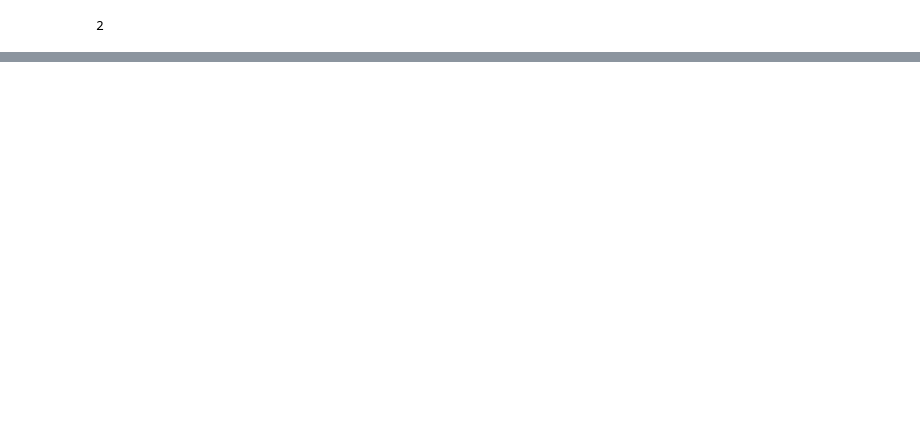
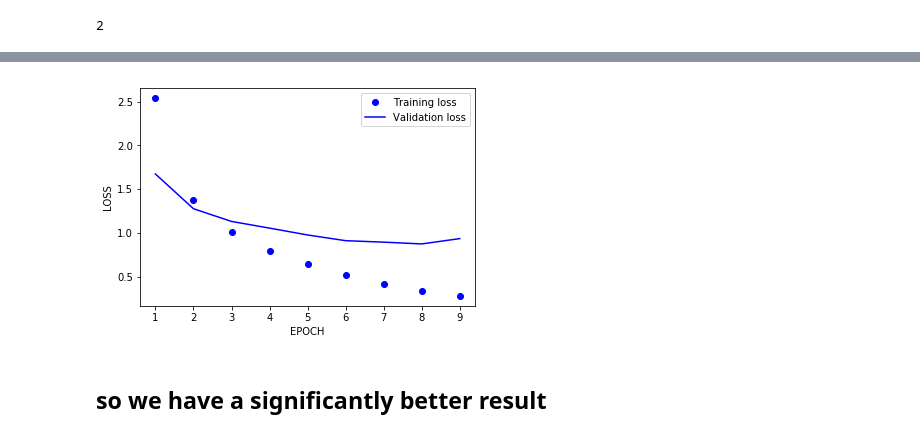
Before and after one commit to AJAkil/Deep-Learning, a Jupyter notebook: Reuters classification.ipynb, the cells around one changed output, grey strips where cells are left out. Saved outputs shown, nothing was run; the diff lists cells and outputs as text; code cells hidden in the pictures; blank space fills up the shorter version.

```diff
--- a/Reuters classification.ipynb
+++ b/Reuters classification.ipynb
@@ -85,0 +148,19 @@ x_train.ndim
+# %%
+from keras import layers
+from keras import models
+
+model = models.Sequential()
+model.add(layers.Dense(64,activation = 'relu',input_shape = (10000,)))
+model.add(layers.Dense(64,activation = 'relu'))
+model.add(layers.Dense(46,activation = 'softmax'))
+
+model.compile(optimizer = 'rmsprop',
+              loss = 'categorical_crossentropy',
+              metrics = ['accuracy']
+)
+
+history = model.fit(partial_x_train,
+                   partial_y_train,
+                   epochs=9,
+                   batch_size=512,
+                   validation_data=(x_val,y_val))
@@ -85,0 +187,19 @@ x_train.ndim
+# %%
+import matplotlib.pyplot as plt
+history_dict = history.history
+loss_values = history_dict['loss']
+val_loss_values = history_dict['val_loss']
+
+epoch = range(1,len(loss_values)+1)
+
+plt.plot(epoch,loss_values,'bo',label = 'Training loss')
+plt.plot(epoch,val_loss_values,'b',label = 'Validation loss')
+plt.xlabel('EPOCH')
+plt.ylabel('LOSS')
+plt.legend()
+
+plt.show()
+# %% [output]
+[figure, added]
+# %% [markdown]
+## so we have a significantly better result
```
Also changed, not shown: parts of 24 cells of this notebook.
